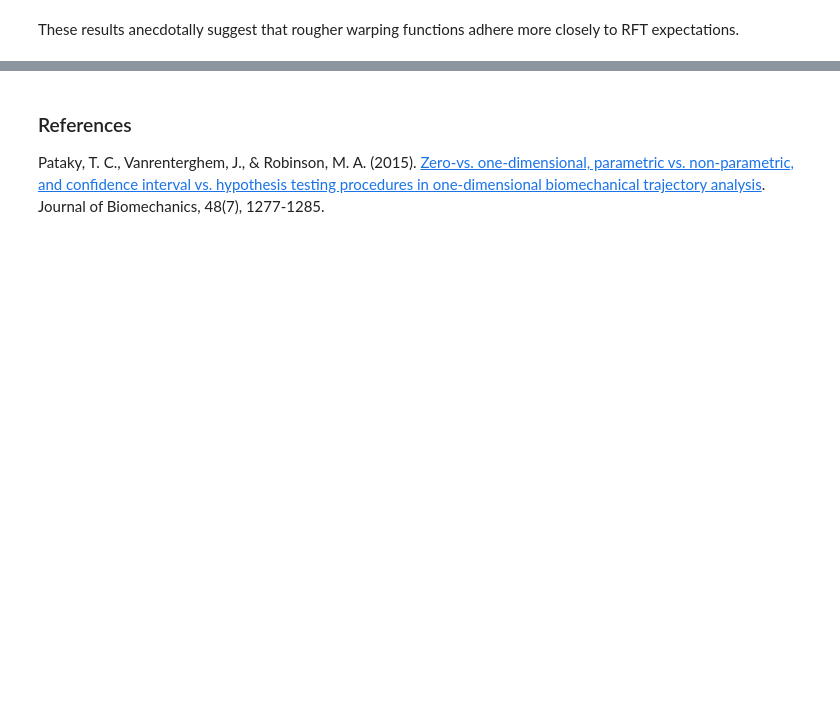
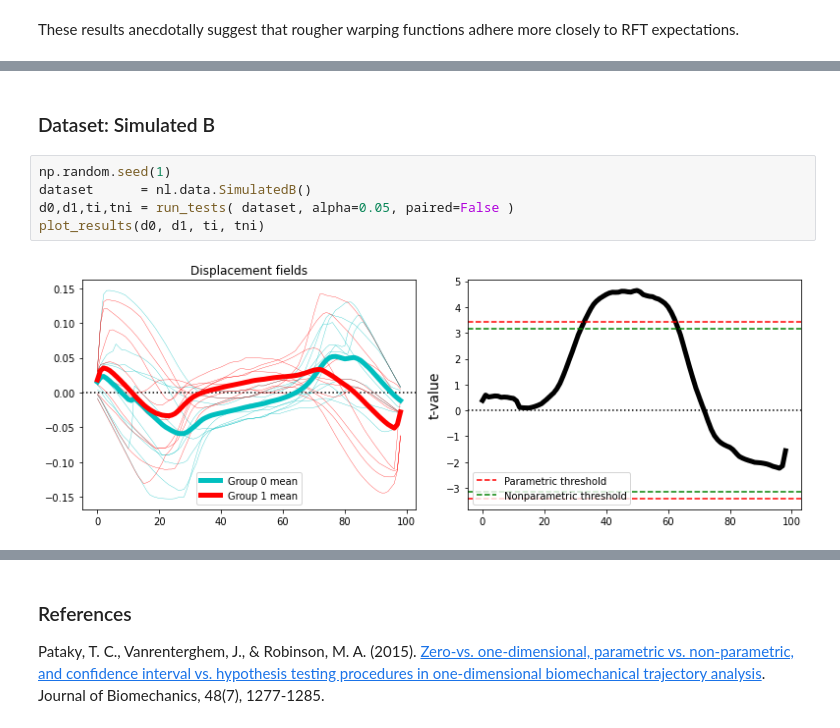
Before and after one commit to 0todd0000/nlreg1d, a Jupyter notebook: Notebooks/5-Assumptions.ipynb, the cells around one changed output, grey strips where cells are left out. Drawn from its saved outputs; the diff is of its cells as text; blank space fills up the shorter version.

```diff
--- a/Notebooks/5-Assumptions.ipynb
+++ b/Notebooks/5-Assumptions.ipynb
@@ -369,0 +386,9 @@ plt.show()
+# %% [markdown]
+### Dataset:  Simulated B
+# %%
+np.random.seed(1)
+dataset      = nl.data.SimulatedB()
+d0,d1,ti,tni = run_tests( dataset, alpha=0.05, paired=False )
+plot_results(d0, d1, ti, tni)
+# %% [output]
+[figure, added]
```
Also changed, not shown: parts of 12 cells of this notebook, 9 other files.
